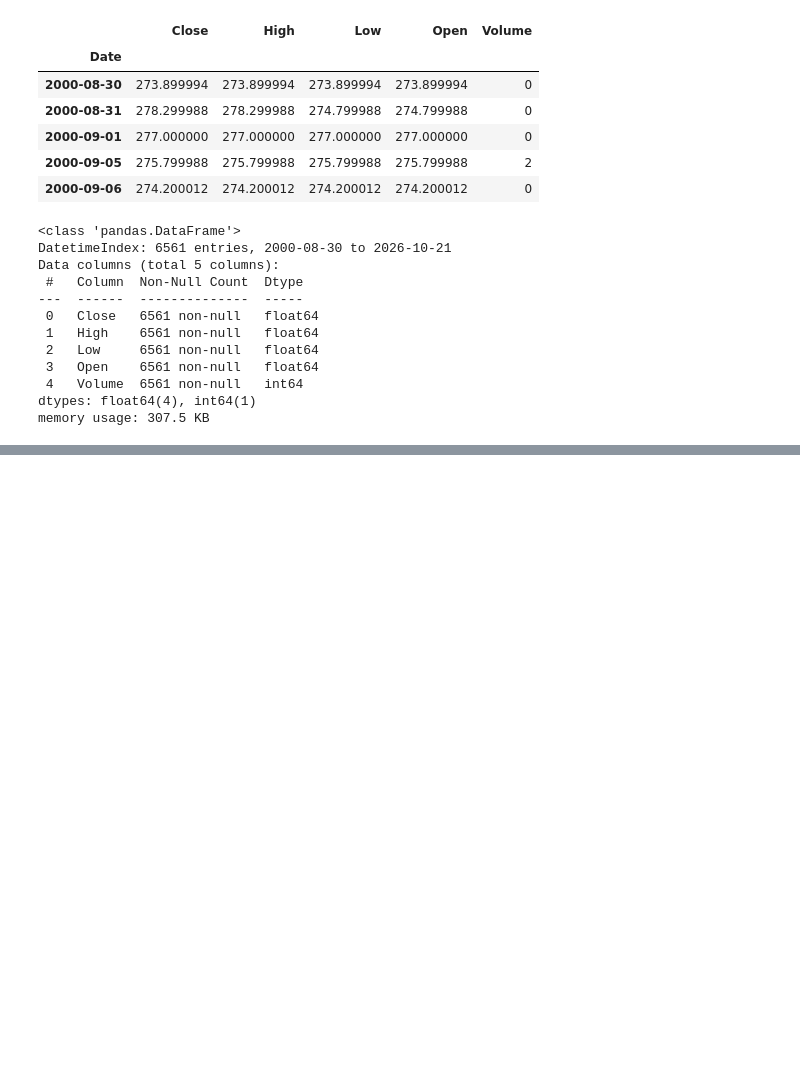
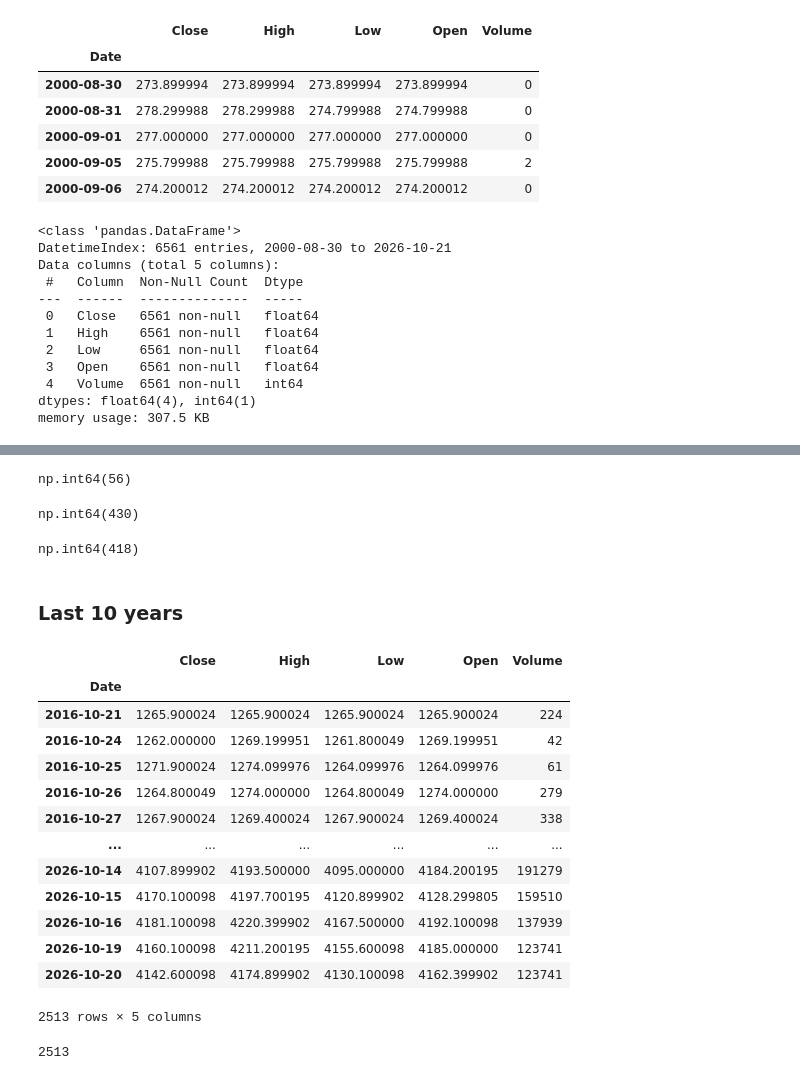
Before and after one commit to ghaflareda-ds/gold_forecast_yahoo_finance, a Jupyter notebook: Gold Forecast.ipynb, the cells around one changed output, grey strips where cells are left out. Drawn from its saved outputs; the diff is of its cells as text; code cells hidden in the pictures; blank space fills up the shorter version.

```diff
--- a/Gold Forecast.ipynb
+++ b/Gold Forecast.ipynb
@@ -61,0 +126,45 @@ memory usage: 307.5 KB
+# %%
+((df['Open'] > df['High']) | (df['Open'] < df['Low'])).sum()
+# %% [output]
+np.int64(56)
+# %%
+((df['Close'] > df['High']) | (df['Close'] < df['Low'])).sum()
+# %% [output]
+np.int64(430)
+# %%
+((df['Volume'] == 0).sum())
+# %% [output]
+np.int64(418)
+# %% [markdown]
+### Last 10 years
+# %%
+# currentDate = pd.Timestamp.now()
+# lastTenYear = pd.DateOffset(years = 10)
+
+# # currentDate
+# ten_years_ago = (currentDate - lastTenYear).date()
+# print(ten_years_ago)
+start_date = '2016-10-21'
+end_date = '2026-10-20'
+# %%
+df_10_years = df.loc[start_date: end_date]
+df_10_years
+# %% [output]
+|  | Close | High | Low | Open | Volume |
+| Date |  |  |  |  |  |
+| 2016-10-21 | 1265.900024 | 1265.900024 | 1265.900024 | 1265.900024 | 224 |
+| 2016-10-24 | 1262.000000 | 1269.199951 | 1261.800049 | 1269.199951 | 42 |
+| 2016-10-25 | 1271.900024 | 1274.099976 | 1264.099976 | 1264.099976 | 61 |
+| 2016-10-26 | 1264.800049 | 1274.000000 | 1264.800049 | 1274.000000 | 279 |
+| 2016-10-27 | 1267.900024 | 1269.400024 | 1267.900024 | 1269.400024 | 338 |
+| ... | ... | ... | ... | ... | ... |
+| 2026-10-14 | 4107.899902 | 4193.500000 | 4095.000000 | 4184.200195 | 191279 |
+| 2026-10-15 | 4170.100098 | 4197.700195 | 4120.899902 | 4128.299805 | 159510 |
+| 2026-10-16 | 4181.100098 | 4220.399902 | 4167.500000 | 4192.100098 | 137939 |
+| 2026-10-19 | 4160.100098 | 4211.200195 | 4155.600098 | 4185.000000 | 123741 |
+| 2026-10-20 | 4142.600098 | 4174.899902 | 4130.100098 | 4162.399902 | 123741 |
+2513 rows × 5 columns
+# %%
+print(len(df_10_years))
+# %% [output]
+2513
```
Also changed, not shown: parts of 35 cells of this notebook, 1 other file.
